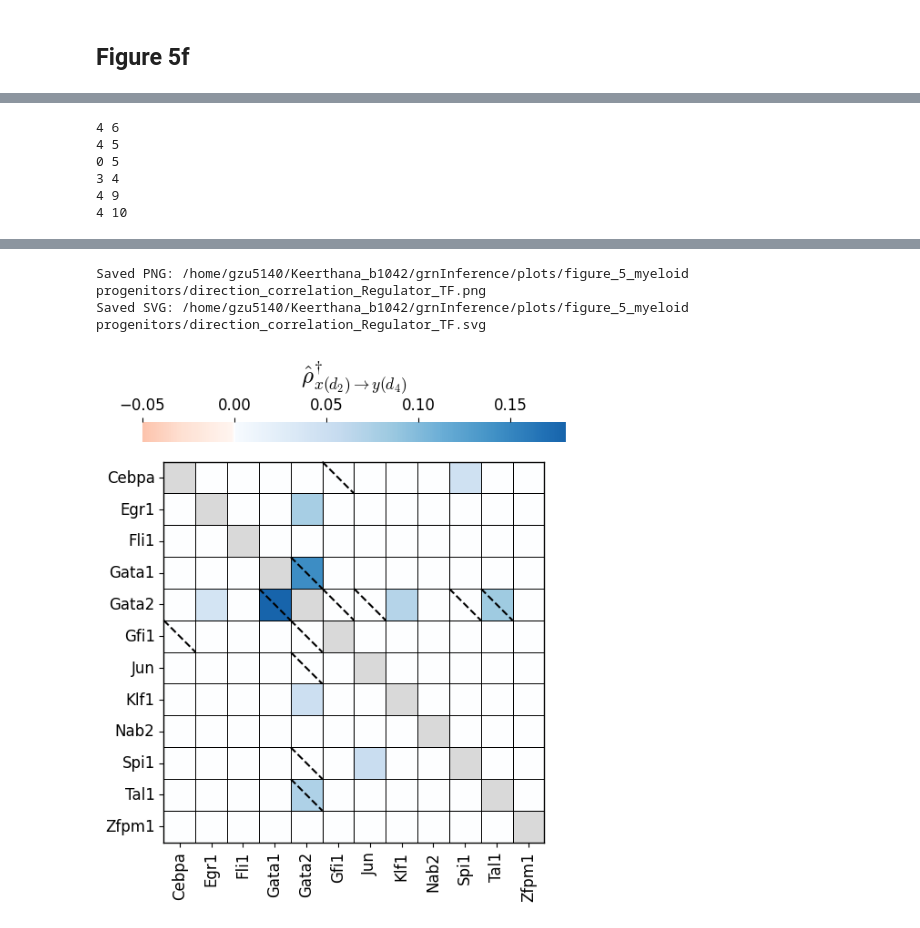
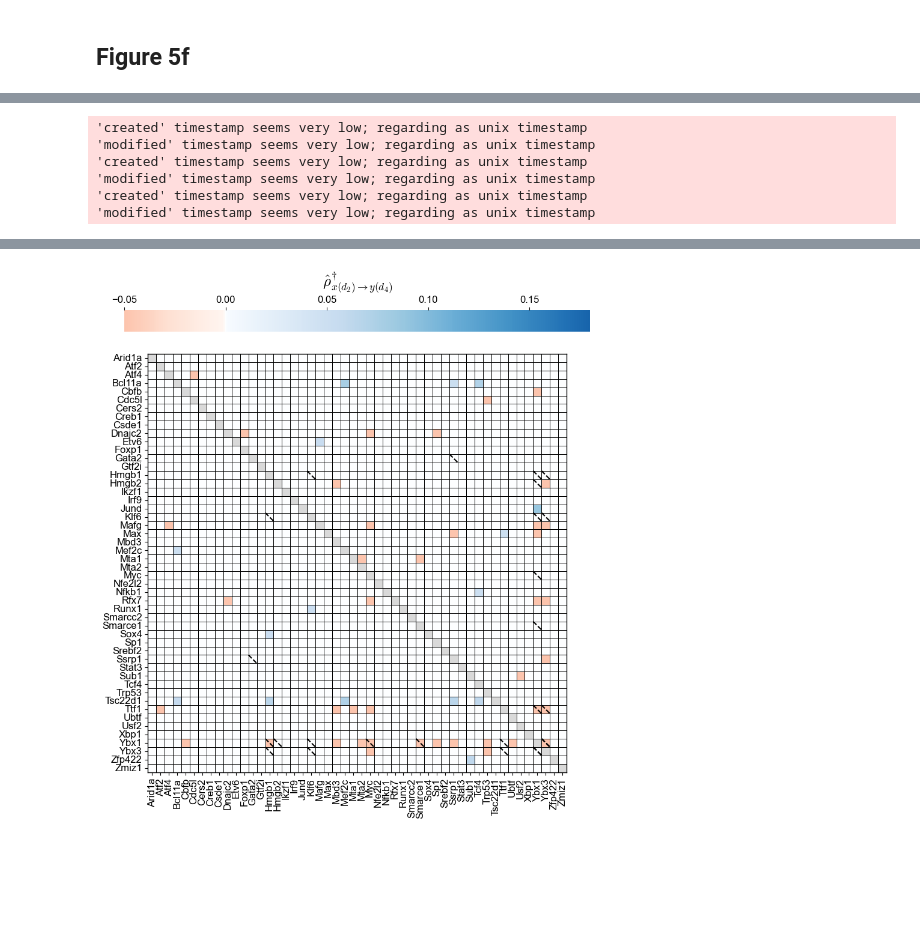
Before and after one commit to GoyalLab/TwINFER, a Jupyter notebook: scripts_to_plot_figures/figure_5.ipynb, the cells around one changed output, grey strips where cells are left out. Cells and saved outputs as stored; diff of their text form; code cells hidden in the pictures; blank space fills up the shorter version.

```diff
--- a/scripts_to_plot_figures/figure_5.ipynb
+++ b/scripts_to_plot_figures/figure_5.ipynb
@@ -94,6 +94,7 @@ gene_list_Neutrophil = ['Muc13', 'Srgn', 'Ccl9', 'Plac8', 'Snrpf','Prtn3','Elane
 gene_list_Monocyte = ['Rbms1', 'Tuba1b','Sirpa', 'Ttf1', 'H3f3b', 'Set', 'Tk1', 'Fkbp4', 'Hspd1', 'Emb'] #Monocyte
 gene_list_Regulator_TF = ['Gata1', 'Gata2', 'Gfi1', 'Fli1', 'Spi1', 'Tal1',  'Cebpa', 'Jun', 'Egr1', 'Nab2', 'Klf1', 'Zfpm1'] #TF involved in hematopoiesis regulation
 gene_list_Pertubation = ['Brd9', 'Wdr82', 'Smarcd2', 'Smarcd1', 'Bcl11a', 'Stag2', 'Setd1b', 'Gps2', 'Men1', 'Chd4', 'Kmt2a', 'Smc2', 'Phf10', 'Cbx3', 'Crebbp', 'Hdac3', 'Setdb2', 'Ehmt2', 'Mbd2', 'Setdb1', 'Rbbp4', 'Hdac1', 'Mbd3', 'Rcor1', 'Atf7ip', 'Hmgxb4', 'Carm1', 'Prmt5', 'Cebpa', 'Ash1l', 'Smarcb1', 'Ezh2', 'Chaf1a', 'Prmt1', 'Ehmt1', 'Smc4', 'Smc3', 'Chmp2a', 'Kdm6a', 'Spi1', 'Gata2']
+gene_list_50_genes = ['Ybx1', 'Ttf1', 'Hmgb1', 'Ybx3', 'Nfkb1', 'Hmgb2', 'Srebf2', 'Smarce1', 'Csde1', 'Jund', 'Tsc22d1', 'Max', 'Sp1', 'Bcl11a', 'Irf9', 'Myc', 'Mef2c', 'Ssrp1', 'Tcf4', 'Cbfb', 'Trp53', 'Arid1a', 'Stat3', 'Sub1', 'Mta2', 'Xbp1', 'Cers2', 'Etv6', 'Ubtf', 'Ikzf1', 'Foxp1', 'Smarcc2', 'Dnajc2', 'Zmiz1', 'Nfe2l2', 'Gtf2i', 'Atf4', 'Sox4', 'Cdc5l', 'Zfp422', 'Usf2', 'Mta1', 'Gata2', 'Mafg', 'Creb1', 'Atf2', 'Klf6', 'Runx1', 'Mbd3', 'Rfx7']
 # %% [markdown]
 ## Figure 5b
 # %%
@@ -386,9 +617,9 @@ scenario_colors = {
 # %%
 #Gene pair classification - Regulator TF
-gene_set_name = "Monocyte"
-df_pair_classification = pd.read_csv(f"{path_to_plot_data}/all_gene_pair_classification_{gene_set_name}.csv")
+gene_set_name = "Regulator_TF"
+df_pair_classification = pd.read_csv(f"{path_to_plot_data}/all_gene_pair_classification_{gene_set_name}_day_4.csv")
 pair_sets = {
-    "self": {(g, g) for g in gene_list_Monocyte}
+    "self": {(g, g) for g in gene_list_Regulator_TF}
 }
 
 # ----------------------------------
@@ -488,7 +719,7 @@ ax.set_aspect("equal")
 
 sns.despine(left=True, bottom=True)
 plt.tight_layout()
-save_path = f"{path_to_plots}/day_2_{gene_set_name}_scenarios.pdf"
+save_path = f"{path_to_plots}/day_4_{gene_set_name}_scenarios.pdf"
 plt.savefig(save_path,
            format='pdf',
            bbox_inches='tight',
@@ -917,7 +1112,7 @@ t3: 13 no-reg pairs, 53 potential-reg pairs, matrix (12, 12)
 from matplotlib.colors import TwoSlopeNorm, LinearSegmentedColormap
 from matplotlib.colors import ListedColormap
 
-gene_list = sorted(gene_list_Regulator_TF)
+gene_list = sorted(gene_list_50_genes)
 correlation_matrix = pairwise_gene_gene_correlation_matrix_t1.loc[gene_list, gene_list]
 data_matrix = correlation_matrix.to_numpy(float)
 
@@ -945,13 +1140,12 @@ cmap = make_reds_blues_colormap(vmin=vmin, vmax=vmax)
 # Restore diagonal NaNs
 np.fill_diagonal(plot_matrix, np.nan)
 cmap.set_bad(color="#D9D9D9")
+
 # --- draw heatmap ---
 sns.heatmap(
     plot_matrix,
     ax=heatmap_ax,
     cmap=cmap,
-    # norm=norm,
-    # center = 0,
     vmin=vmin,
     vmax=vmax,
     square=True,
@@ -960,29 +1154,34 @@ sns.heatmap(
     cbar_kws={'orientation': 'horizontal'},
     linewidths=0.5,
     linecolor="black",
-    # center=center
 )
 
 # --- labels ---
 cbar_ax.xaxis.set_label_position('top')
 cbar_ax.set_xlabel(r"gene correlation ${\rho}$", labelpad=10)
 cbar_ax.xaxis.tick_top()
+
+# Fix: Set ticks explicitly before setting labels
+heatmap_ax.set_xticks(np.arange(len(gene_list)) + 0.5)
 heatmap_ax.set_xticklabels(gene_list, rotation=90, ha="center", va="top")
-heatmap_ax.set_yticklabels(gene_list, rotation=0,ha = "right", va = "center")
+heatmap_ax.set_yticks(np.arange(len(gene_list)) + 0.5)
+heatmap_ax.set_yticklabels(gene_list, rotation=0, ha="right", va="center")
+
 # --- transparent background ---
-# plt.tight_layout()
 fig.patch.set_alpha(0)
 for ax in [heatmap_ax, cbar_ax]:
     ax.set_facecolor("none")
 for im in heatmap_ax.get_images() + cbar_ax.get_images():
     im.set_facecolor((1, 1, 1, 0))
     im.set_edgecolor((1, 1, 1, 0))
+
 # Add border by adjusting spine visibility
 for spine in heatmap_ax.spines.values():
     spine.set_visible(True)
     spine.set_linewidth(1)
     spine.set_edgecolor('black')
     spine.set_clip_on(False)
+
 # --- save ---
 if path_to_plots:
     out = Path(path_to_plots)
@@ -1024,3 +1227,11 @@ Saved SVG: /home/gzu5140/Keerthana_b1042/grnInference/plots/figure_5_myeloid pro
+# %%
+dict_list = {"TF":[], "Target":[]}
+for (i,j) in consistent_corr:
+    dict_list['TF'].append(i)
+    dict_list['Target'].append(j)
+
+df = pd.DataFrame(dict_list)
+df.to_csv(f"{path_to_plot_data}/correlation.csv")
 # %%
 with open(f"{path_to_plot_data}/directional_gene_correlation_data.json") as f:
     directional_gene_correlation_data = json.load(f)
@@ -1052,7 +1263,7 @@ if len(final_directed_edges)>0:
 np.fill_diagonal(plot_matrix, np.nan)
 
 
-fig = plt.figure(figsize=(6,6))
+fig = plt.figure(figsize=(10,10))
 gs = fig.add_gridspec(2, 1, height_ratios=[0.05, 0.95], hspace=0.1)
 cbar_ax = fig.add_subplot(gs[0])
 heatmap_ax = fig.add_subplot(gs[1])
@@ -1109,7 +1320,15 @@ for g1, g2 in multiple_states_and_reg:
 # --- labels ---
 cbar_ax.xaxis.set_label_position('top')
 cbar_ax.set_xlabel(r"$\hat{\rho}^{\dagger}_{x(d_{2}) \to y(d_{4})}$", labelpad=10)
+
 cbar_ax.xaxis.tick_top()
+
+# Fix: Set ticks explicitly before setting labels
+heatmap_ax.set_xticks(np.arange(len(gene_list)) + 0.5)
+heatmap_ax.set_xticklabels(gene_list, rotation=90, ha="center", va="top")
+heatmap_ax.set_yticks(np.arange(len(gene_list)) + 0.5)
+heatmap_ax.set_yticklabels(gene_list, rotation=0, ha="right", va="center")
+
 heatmap_ax.set_xticklabels(gene_list, rotation=90, ha="center", va="top")
 heatmap_ax.set_yticklabels(gene_list, rotation=0,ha = "right", va = "center")
 # --- transparent background ---
@@ -1163,6 +1378,6 @@ findfont: Generic family 'sans-serif' not found because none of the following fa
-4 6
-4 5
-0 5
-3 4
-4 9
-4 10
+'created' timestamp seems very low; regarding as unix timestamp
+'modified' timestamp seems very low; regarding as unix timestamp
+'created' timestamp seems very low; regarding as unix timestamp
+'modified' timestamp seems very low; regarding as unix timestamp
+'created' timestamp seems very low; regarding as unix timestamp
+'modified' timestamp seems very low; regarding as unix timestamp
@@ -1186,6 +1386,4 @@ findfont: Generic family 'sans-serif' not found because none of the following fa
-Saved PNG: /home/gzu5140/Keerthana_b1042/grnInference/plots/figure_5_myeloid progenitors/direction_correlation_Regulator_TF.png
-Saved SVG: /home/gzu5140/Keerthana_b1042/grnInference/plots/figure_5_myeloid progenitors/direction_correlation_Regulator_TF.svg
-[figure, old version]
+[figure, new version]
 # %%
 gene_set_name = "Regulator_TF"
 with open(f"{path_to_plot_data}/random_pair_directional_gene_correlation_data.json") as f:
```
Also changed, not shown: parts of 15 cells of this notebook, 14 other files.
